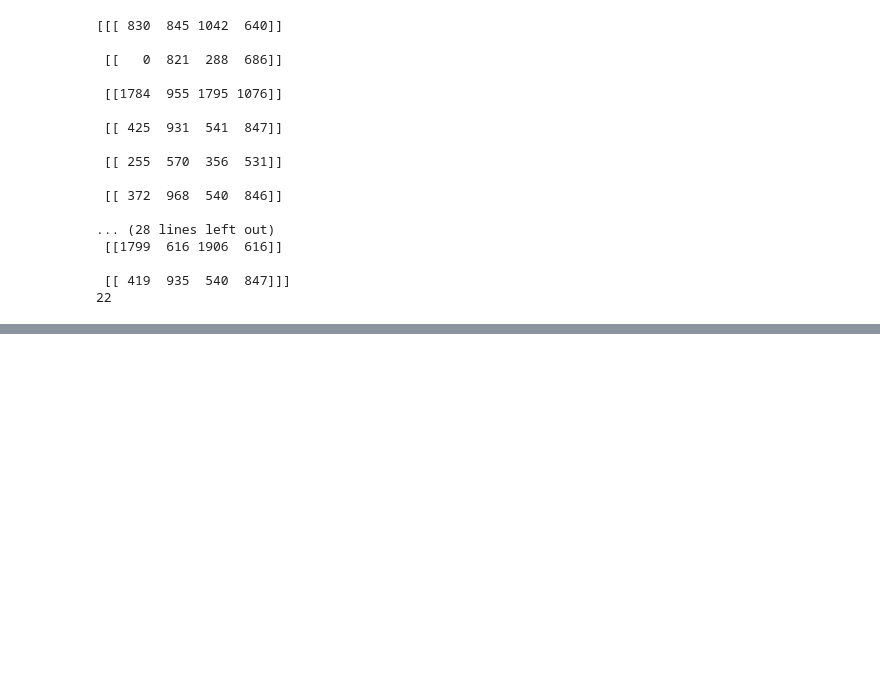
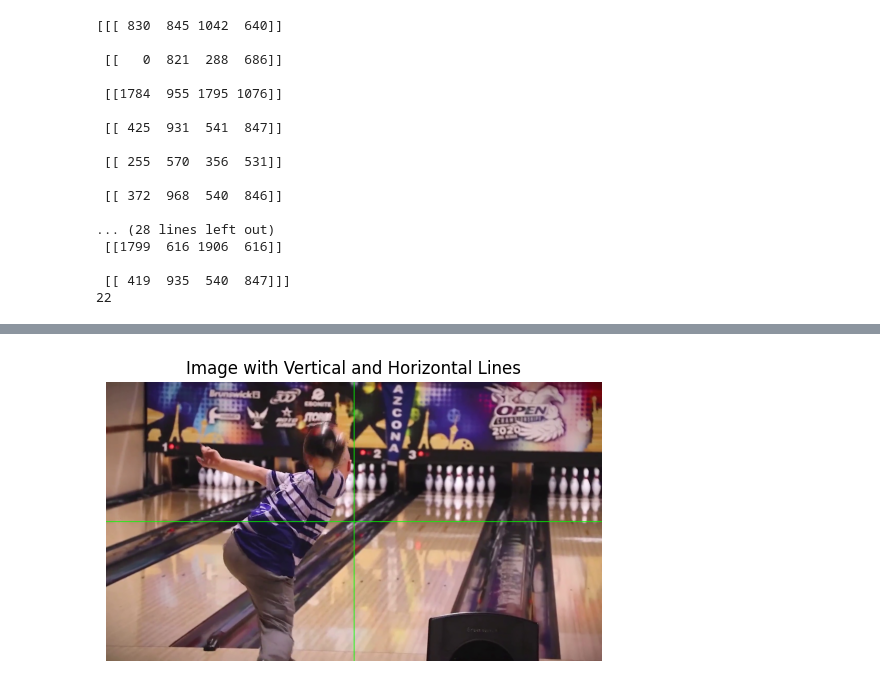
Before and after one commit to CorraPiano/bowling-analysis, a Jupyter notebook: notebook/lane_detection/lane_detection_test_colored.ipynb, the cells around one changed output, grey strips where cells are left out. Saved outputs shown, nothing was run; the diff lists cells and outputs as text; code cells hidden in the pictures; blank space fills up the shorter version.

```diff
--- a/notebook/lane_detection/lane_detection_test_colored.ipynb
+++ b/notebook/lane_detection/lane_detection_test_colored.ipynb
@@ -383,0 +195,24 @@ KeyboardInterrupt:
+# %%
+# Get the dimensions of the image
+height, width, _ = image_color.shape
+
+# Calculate the center points
+center_x = width // 2
+center_y = height // 2
+
+# Create a copy of the original image to draw lines on
+image_with_lines = np.copy(image_color)
+
+# Draw the vertical line
+cv2.line(image_with_lines, (center_x, 0), (center_x, height), (0, 255, 0), 2)
+
+# Draw the horizontal line
+cv2.line(image_with_lines, (0, center_y), (width, center_y), (0, 255, 0), 2)
+
+# Display the result
+plt.imshow(cv2.cvtColor(image_with_lines, cv2.COLOR_BGR2RGB))
+plt.title('Image with Vertical and Horizontal Lines')
+plt.axis('off')
+plt.show()
+# %% [output]
+[figure, added]
```
Also changed, not shown: parts of 3 cells of this notebook, 1 other file.
